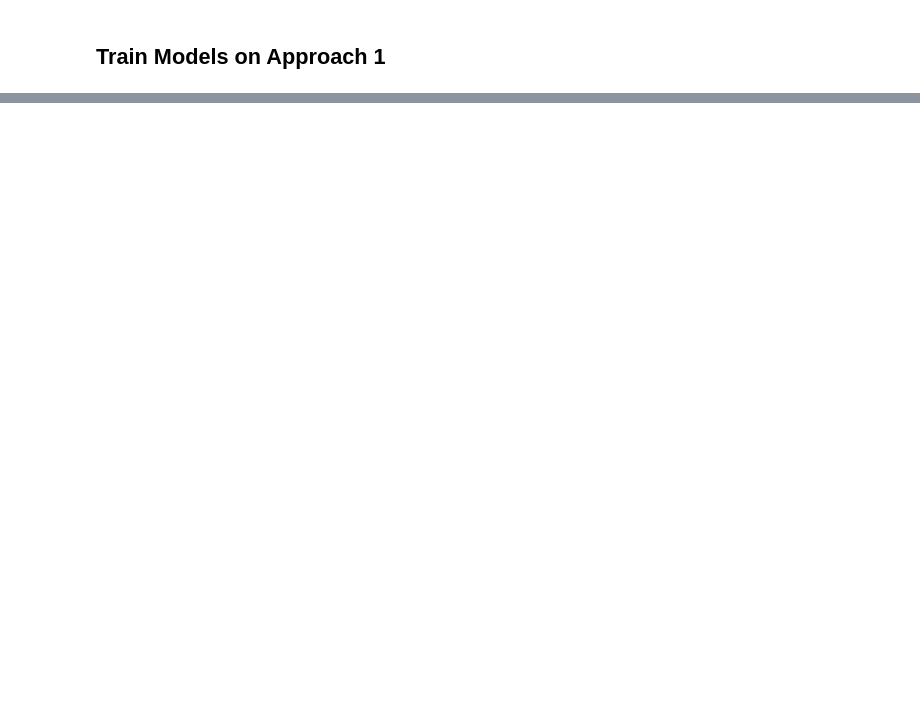
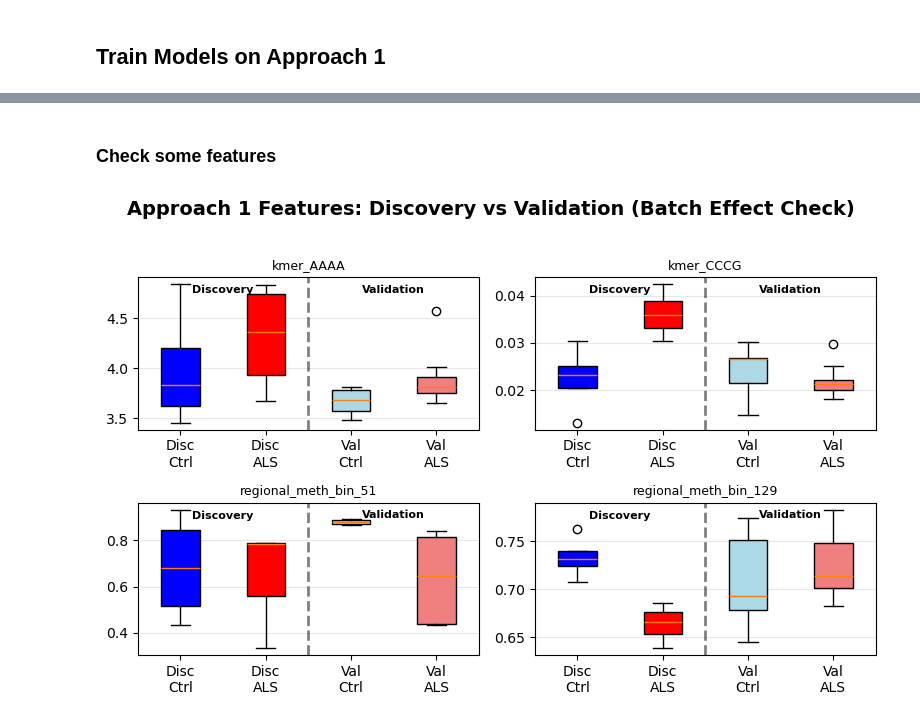
Before and after one commit to maggiebr0wn/wgbs_classifier, a Jupyter notebook: notebooks/exploratory/04_model_exploration.ipynb, the cells around one changed output, grey strips where cells are left out. Saved outputs shown, nothing was run; the diff lists cells and outputs as text; code cells hidden in the pictures; blank space fills up the shorter version.

```diff
--- a/notebooks/exploratory/04_model_exploration.ipynb
+++ b/notebooks/exploratory/04_model_exploration.ipynb
@@ -286,20 +246,0 @@ print(f"\n✓ Saved results to: {output_dir / 'model_exploration_results.csv'}")
-# %%
-fig, ax = plt.subplots(figsize=(12, 6))
-
-# Pivot for plotting
-pivot = all_results.pivot(index='Approach', columns='Model', values='Validation AUC')
-
-pivot.plot(kind='bar', ax=ax, width=0.8)
-ax.set_ylabel('Validation AUC', fontsize=12)
-ax.set_xlabel('Approach', fontsize=12)
-ax.set_title('Model Comparison Across Approaches', fontsize=14, fontweight='bold')
-ax.axhline(0.5, color='red', linestyle='--', alpha=0.5, label='Random')
-ax.legend(bbox_to_anchor=(1.05, 1), loc='upper left')
-ax.grid(True, alpha=0.3, axis='y')
-plt.xticks(rotation=45, ha='right')
-plt.tight_layout()
-
-output_dir = project_root / 'results' / 'figures' / 'exploratory'
-output_dir.mkdir(parents=True, exist_ok=True)
-plt.savefig(output_dir / 'model_comparison.png', dpi=300, bbox_inches='tight')
-plt.show()
@@ -391,0 +268,57 @@ print("\nConclusion: Approach 1 features are noisier (higher CV).")
+# %% [markdown]
+### Check some features
+# %%
+# Compare feature distributions: Discovery ALS vs Validation ALS
+fig, axes = plt.subplots(2, 2, figsize=(8, 5))
+axes = axes.flatten()
+
+# Sample 4 features to visualize
+sample_features = [
+    frag_highvar[0],
+    frag_discriminative[0],
+    meth_highvar[0],
+    meth_discriminative[0],
+]
+
+for ax, feature in zip(axes, sample_features):
+    # Get data for each group
+    disc_als = all_features[(all_features['batch'] == 'discovery') &
+                            (all_features['disease_status'] == 'als')][feature].dropna()
+    disc_ctrl = all_features[(all_features['batch'] == 'discovery') &
+                             (all_features['disease_status'] == 'ctrl')][feature].dropna()
+    val_als = all_features[(all_features['batch'] == 'validation') &
+                           (all_features['disease_status'] == 'als')][feature].dropna()
+    val_ctrl = all_features[(all_features['batch'] == 'validation') &
+                            (all_features['disease_status'] == 'ctrl')][feature].dropna()
+
+    data = [disc_ctrl, disc_als, val_ctrl, val_als]
+    labels = ['Disc\nCtrl', 'Disc\nALS', 'Val\nCtrl', 'Val\nALS']
+    colors = ['blue', 'red', 'lightblue', 'lightcoral']
+
+    bp = ax.boxplot(data, labels=labels, patch_artist=True)
+    for patch, color in zip(bp['boxes'], colors):
+        patch.set_facecolor(color)
+
+    ax.set_title(feature[:30], fontsize=9)
+    ax.grid(True, alpha=0.3, axis='y')
+
+    # Highlight batch separation
+    ax.axvline(2.5, color='black', linestyle='--', linewidth=2, alpha=0.5)
+    # Fixed-position batch labels (axis coordinates)
+    ax.text(0.25, 0.95, 'Discovery',
+            transform=ax.transAxes,
+            ha='center', va='top',
+            fontweight='bold', fontsize=8)
+
+    ax.text(0.75, 0.95, 'Validation',
+            transform=ax.transAxes,
+            ha='center', va='top',
+            fontweight='bold', fontsize=8)
+
+
+plt.suptitle('Approach 1 Features: Discovery vs Validation (Batch Effect Check)',
+             fontsize=14, fontweight='bold', y=1.02)
+plt.tight_layout()
+plt.show()
+# %% [output]
+[figure, added]
```
Also changed, not shown: parts of 29 cells of this notebook, 3 other files.
